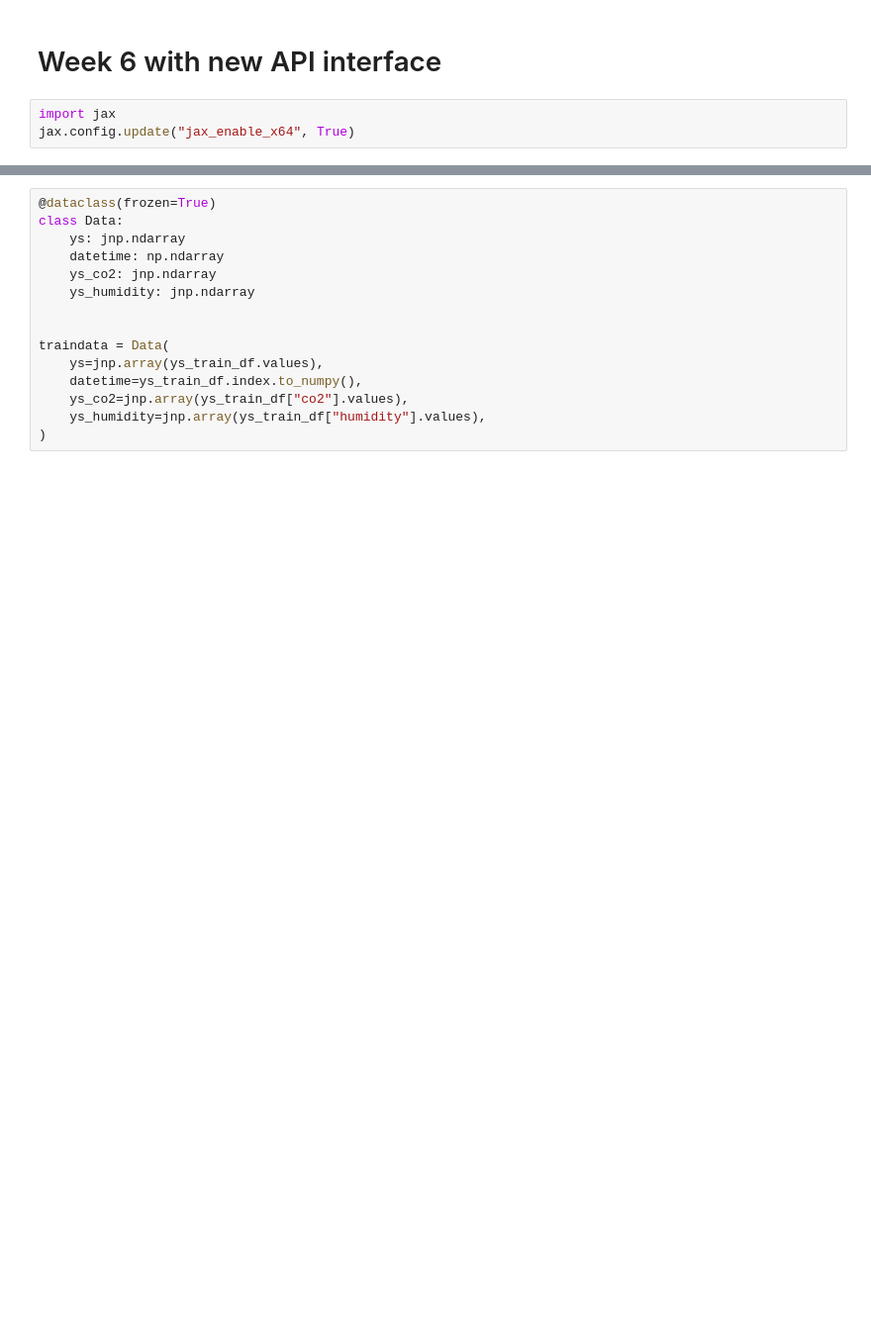
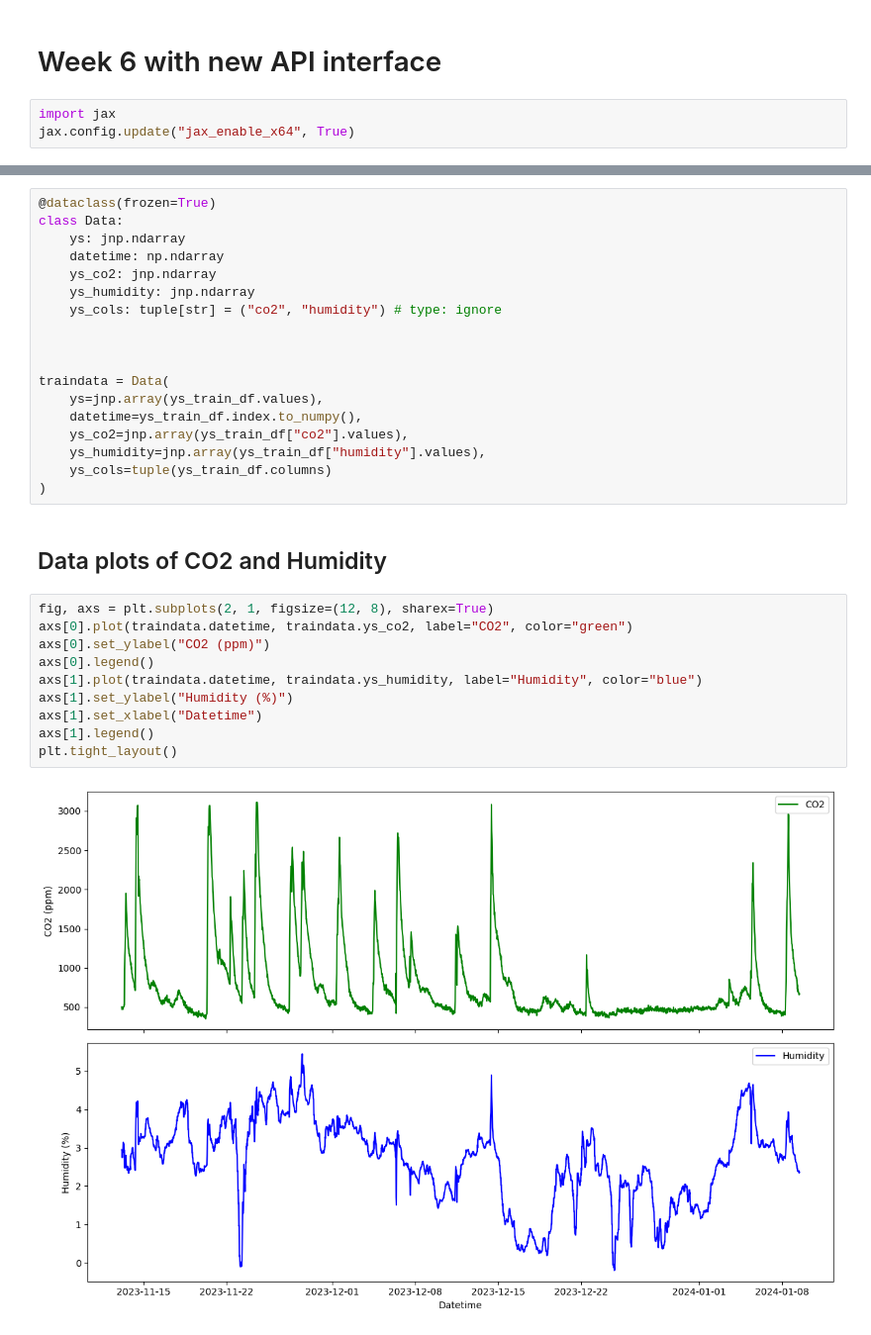
Before and after one commit to Maccen26/hmm-modelling, a Jupyter notebook: week_6_part_2.ipynb, the cells around one changed output, grey strips where cells are left out. Shown at 99% size. Cells and saved outputs as stored; diff of their text form; blank space fills up the shorter version.

```diff
--- a/week_6_part_2.ipynb
+++ b/week_6_part_2.ipynb
@@ -33,6 +39,8 @@ class Data:
     datetime: np.ndarray
     ys_co2: jnp.ndarray
     ys_humidity: jnp.ndarray
+    ys_cols: tuple[str] = ("co2", "humidity") # type: ignore
+
 
 
 traindata = Data(
@@ -40,4 +48,19 @@ traindata = Data(
     datetime=ys_train_df.index.to_numpy(),
     ys_co2=jnp.array(ys_train_df["co2"].values),
     ys_humidity=jnp.array(ys_train_df["humidity"].values),
+    ys_cols=tuple(ys_train_df.columns)
 )
+# %% [markdown]
+## Data plots of CO2 and Humidity
+# %%
+fig, axs = plt.subplots(2, 1, figsize=(12, 8), sharex=True)
+axs[0].plot(traindata.datetime, traindata.ys_co2, label="CO2", color="green")
+axs[0].set_ylabel("CO2 (ppm)")
+axs[0].legend()
+axs[1].plot(traindata.datetime, traindata.ys_humidity, label="Humidity", color="blue")
+axs[1].set_ylabel("Humidity (%)")
+axs[1].set_xlabel("Datetime")
+axs[1].legend()
+plt.tight_layout()
+# %% [output]
+[figure, added]
```
Also changed, not shown: parts of 9 cells of this notebook, 7 other files.
